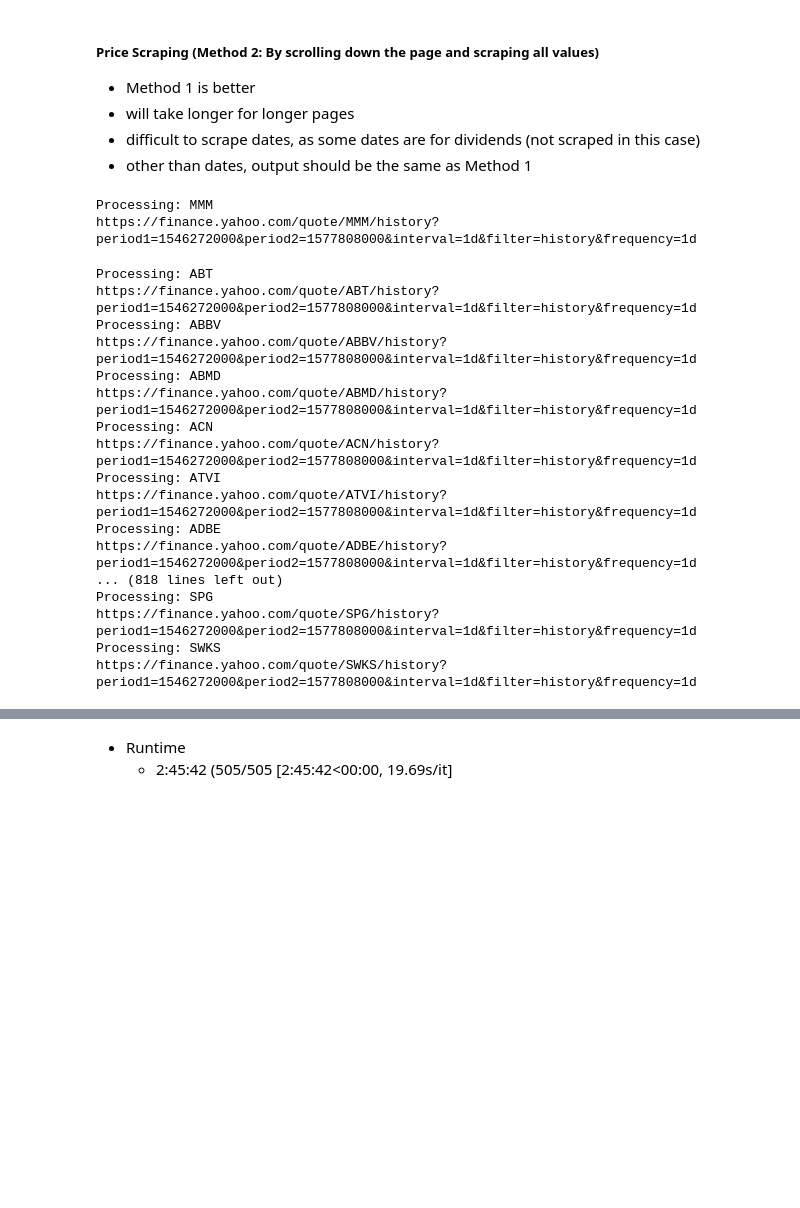
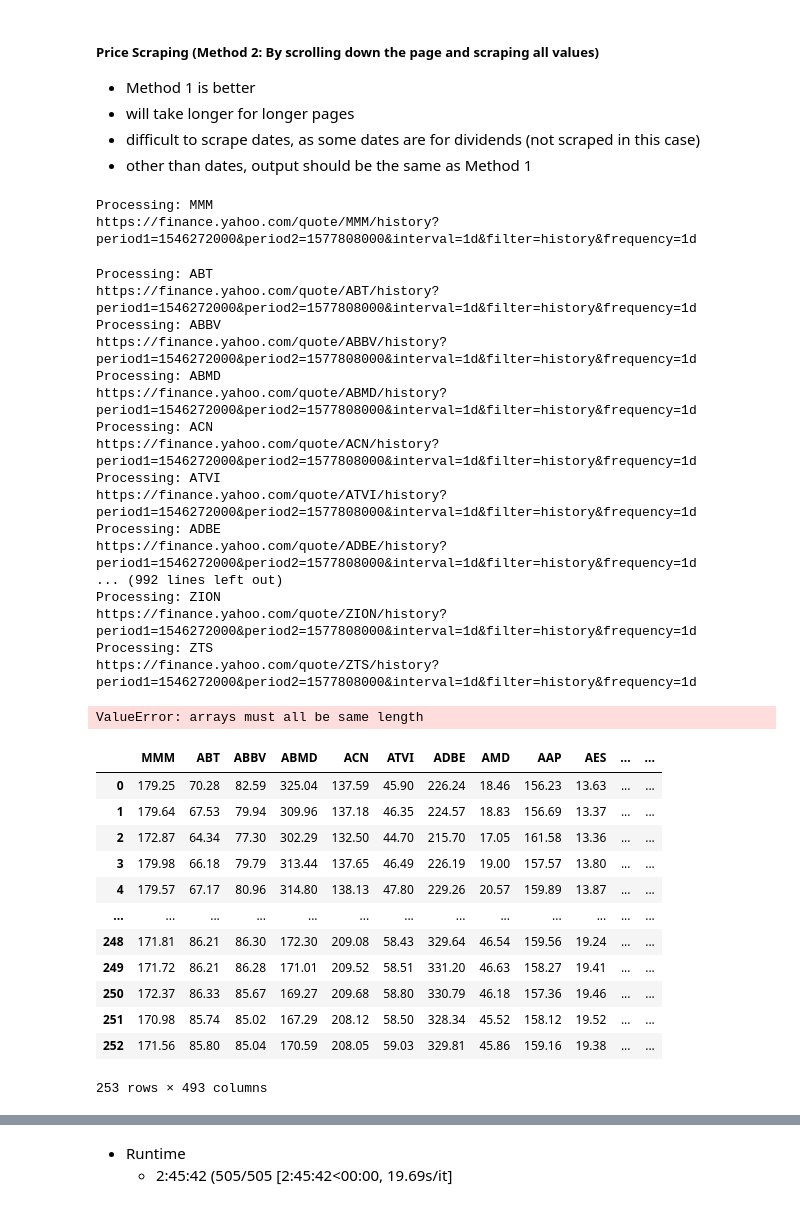
Before and after one commit to Sivalavida/Text-based-Industry-Classification, a Jupyter notebook: Scraper script.ipynb, the cells around one changed output, grey strips where cells are left out. Cells and saved outputs as stored; diff of their text form; code cells hidden in the pictures; blank space fills up the shorter version.

```diff
--- a/Scraper script.ipynb
+++ b/Scraper script.ipynb
@@ -322,7 +322,6 @@ for ticker in tqdm(ticker_list):
     driver.close()
 print(pd.DataFrame(all_prices_dict))
 ticker_price_df2 = pd.DataFrame(all_prices_dict)
-print(pd.DataFrame(all_prices_dict))
 ticker_price_df2.to_csv('data_out/ticker_price_df2.csv')
 display(ticker_price_df2)
 # %% [output]
@@ -340,8 +339,9 @@ Processing: ATVI
 https://finance.yahoo.com/quote/ATVI/history?period1=1546272000&period2=1577808000&interval=1d&filter=history&frequency=1d
 Processing: ADBE
 https://finance.yahoo.com/quote/ADBE/history?period1=1546272000&period2=1577808000&interval=1d&filter=history&frequency=1d
-... (818 lines left out)
-Processing: SPG
-https://finance.yahoo.com/quote/SPG/history?period1=1546272000&period2=1577808000&interval=1d&filter=history&frequency=1d
-Processing: SWKS
-https://finance.yahoo.com/quote/SWKS/history?period1=1546272000&period2=1577808000&interval=1d&filter=history&frequency=1d
+... (992 lines left out)
+Processing: ZION
+https://finance.yahoo.com/quote/ZION/history?period1=1546272000&period2=1577808000&interval=1d&filter=history&frequency=1d
+Processing: ZTS
+https://finance.yahoo.com/quote/ZTS/history?period1=1546272000&period2=1577808000&interval=1d&filter=history&frequency=1d
+ValueError: arrays must all be same length
@@ -349,0 +348,19 @@ all_prices_dict
+# %%
+filter_prices_dict = {k:v for k,v in all_prices_dict.items() if len(v)==253}
+ticker_price_df2 = pd.DataFrame(filter_prices_dict)
+ticker_price_df2.to_csv('data_out/ticker_price_df2.csv')
+display(ticker_price_df2)
+# %% [output]
+|  | MMM | ABT | ABBV | ABMD | ACN | ATVI | ADBE | AMD | AAP | AES | ... | ... |
+| 0 | 179.25 | 70.28 | 82.59 | 325.04 | 137.59 | 45.90 | 226.24 | 18.46 | 156.23 | 13.63 | ... | ... |
+| 1 | 179.64 | 67.53 | 79.94 | 309.96 | 137.18 | 46.35 | 224.57 | 18.83 | 156.69 | 13.37 | ... | ... |
+| 2 | 172.87 | 64.34 | 77.30 | 302.29 | 132.50 | 44.70 | 215.70 | 17.05 | 161.58 | 13.36 | ... | ... |
+| 3 | 179.98 | 66.18 | 79.79 | 313.44 | 137.65 | 46.49 | 226.19 | 19.00 | 157.57 | 13.80 | ... | ... |
+| 4 | 179.57 | 67.17 | 80.96 | 314.80 | 138.13 | 47.80 | 229.26 | 20.57 | 159.89 | 13.87 | ... | ... |
+| ... | ... | ... | ... | ... | ... | ... | ... | ... | ... | ... | ... | ... |
+| 248 | 171.81 | 86.21 | 86.30 | 172.30 | 209.08 | 58.43 | 329.64 | 46.54 | 159.56 | 19.24 | ... | ... |
+| 249 | 171.72 | 86.21 | 86.28 | 171.01 | 209.52 | 58.51 | 331.20 | 46.63 | 158.27 | 19.41 | ... | ... |
+| 250 | 172.37 | 86.33 | 85.67 | 169.27 | 209.68 | 58.80 | 330.79 | 46.18 | 157.36 | 19.46 | ... | ... |
+| 251 | 170.98 | 85.74 | 85.02 | 167.29 | 208.12 | 58.50 | 328.34 | 45.52 | 158.12 | 19.52 | ... | ... |
+| 252 | 171.56 | 85.80 | 85.04 | 170.59 | 208.05 | 59.03 | 329.81 | 45.86 | 159.16 | 19.38 | ... | ... |
+253 rows × 493 columns
```
Also changed, not shown: parts of 2 cells of this notebook, 3 other files.
